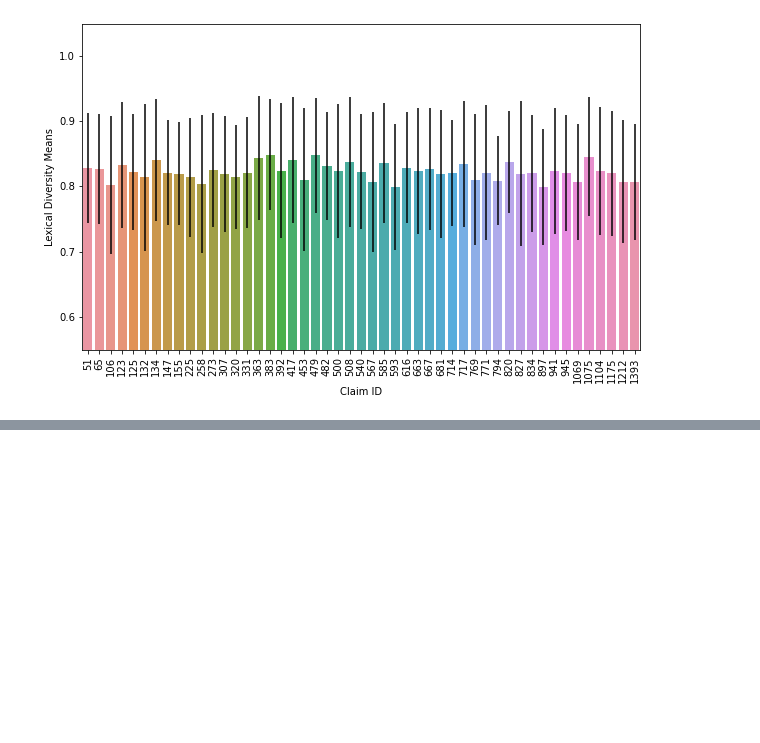
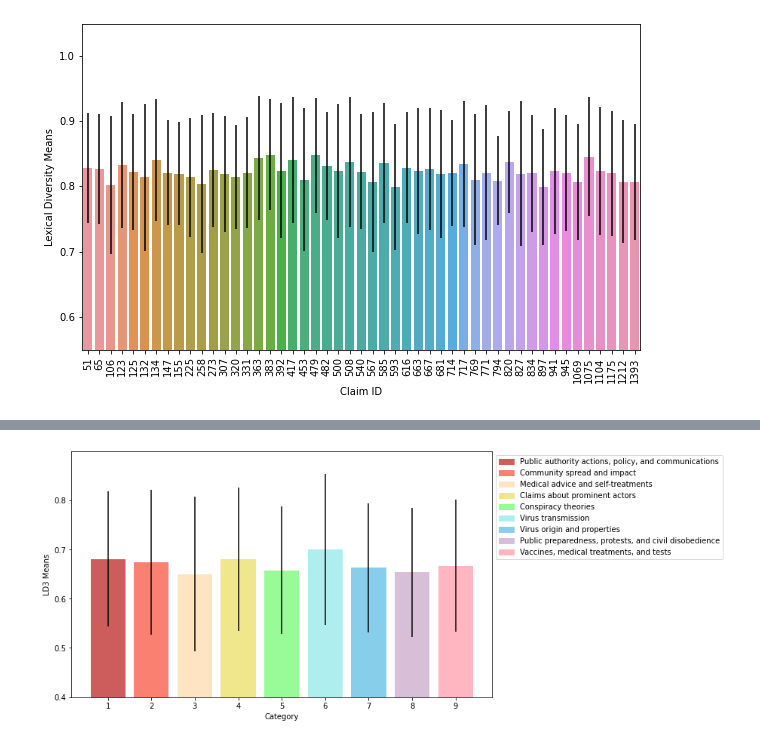
Before and after one commit to harvey-cash/covid-rumours, a Jupyter notebook: Language Analysis.ipynb, the cells around one changed output, grey strips where cells are left out. Cells and saved outputs as stored; diff of their text form; code cells hidden in the pictures; blank space fills up the shorter version.

```diff
--- a/Language Analysis.ipynb
+++ b/Language Analysis.ipynb
@@ -526,0 +543,4 @@ plot_cat_ld([ldiv_cat_m[CATEGORIES[i-1]] for i in cat_idx], "Lexical Diversity M
+# %%
+plot_cat_ld3(ld3_cat_m.values(), "LD3 Means", ld3_cat_std.values())
+# %% [output]
+[figure, added]
```
Also changed, not shown: parts of 7 cells of this notebook.
